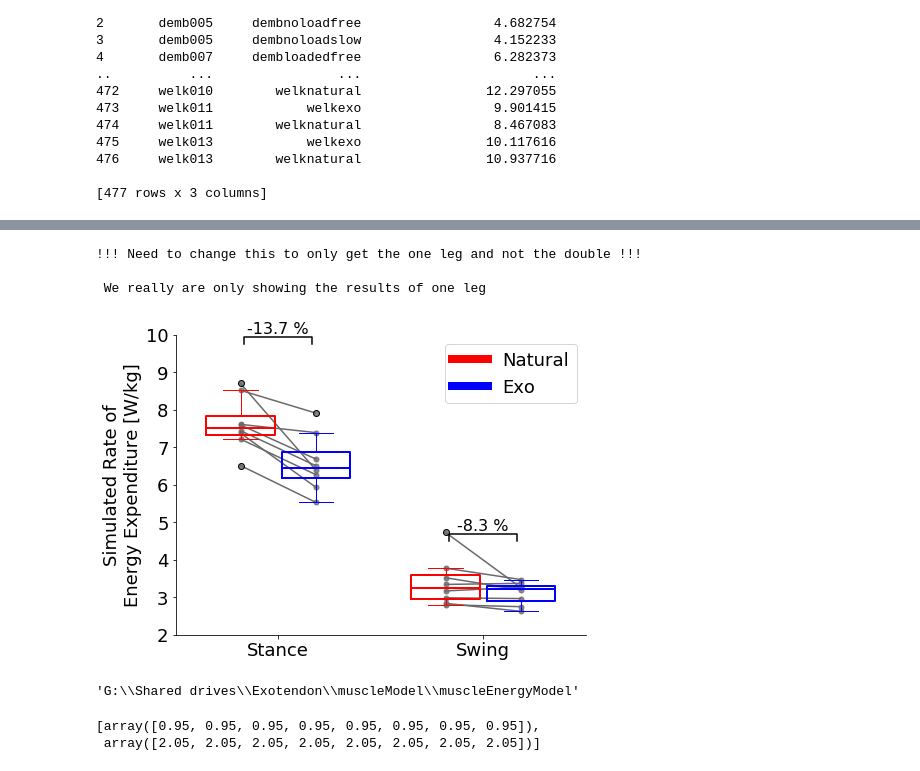
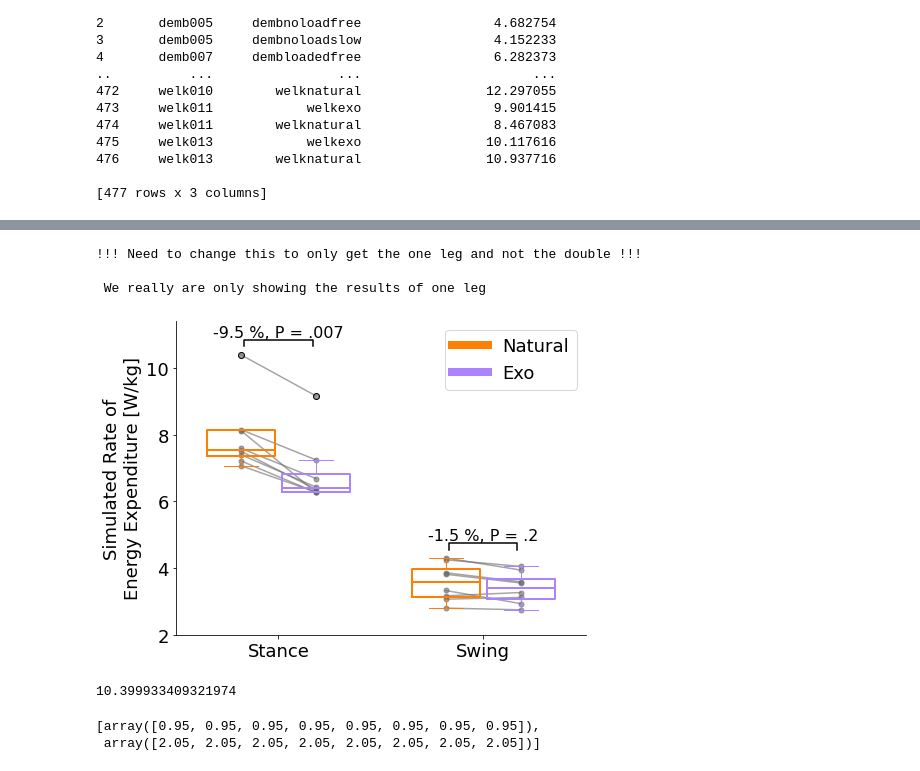
Before and after one commit to stingjp/muscleEnergyModel, a Jupyter notebook: plotting_stancevswing.ipynb, the cells around one changed output, grey strips where cells are left out. Cells and saved outputs as stored; diff of their text form; code cells hidden in the pictures.

Commit message:
Should have updated figures formatting. Additionally, have added a line to be able to select data from the 100con folder of metabolics. Might just need to switch back and forth between them.

```diff
--- a/plotting_stancevswing.ipynb
+++ b/plotting_stancevswing.ipynb
@@ -200,9 +200,13 @@ stances_natural = stance_df.loc[stance_df['condname'] == 'welknatural']
 # get the average raw differences for both stance and swing - check with above
 stance_change = np.mean(stances_exo) - np.mean(stances_natural)
 swing_change = np.mean(swings_exo) - np.mean(swings_natural)
+
+# need to figure out how I want to do the percents - change scaled by whole body, or by split costs??
+# I think it might be best to do it with respect to the full body cost - keeps it comparable
+
 # now to get the percent changes for stance and swing
-stance_perc_change = (np.mean(stances_exo) - np.mean(stances_natural)) / (np.sum([np.mean(stances_natural), np.mean(swings_natural)]) * 100)
-swing_perc_change = (np.mean(swings_exo) - np.mean(swings_natural)) / (np.sum([np.mean(stances_natural), np.mean(swings_natural)]) * 100)
+stance_perc_change = (np.mean(stances_exo) - np.mean(stances_natural)) / np.sum([np.mean(stances_natural), np.mean(swings_natural)]) * 100
+swing_perc_change = (np.mean(swings_exo) - np.mean(swings_natural)) / np.sum([np.mean(stances_natural), np.mean(swings_natural)]) * 100
 
 # stance_perc_change
 
@@ -366,7 +405,7 @@ bp = boxplot(swings, positions=[3.95,5.05], widths=1, zorder=105,
 setBoxColors(bp)
 # set axes limits and labels
 xlim(0,6)
-ylim(2,10)
+ylim(2,np.max(stances_natural)['metabolics_stance_avg_mean']+1)
 
 
 ax.set_xticks([1.5, 4.5])
@@ -374,8 +413,8 @@ ax.set_xticks([1.5, 4.5])
 ax.set_xticklabels(['Stance', 'Swing'],fontsize=18)
 # ax.yticks(fontsize=24)
 # draw temporary red and blue lines and use them to create a legend
-hB, = plot([1,1],'r-', lw=8)
-hR, = plot([1,1],'b-', lw=8)
+hB, = plot([1,1],'-',color=colorlight, lw=8)
+hR, = plot([1,1],'-',color=colordark, lw=8)
 plt.legend((hB, hR),('Natural', 'Exo'),fontsize=18)
 plt.ylabel('Simulated Rate of\nEnergy Expenditure [W/kg]',fontsize=18)
 plt.yticks(fontsize=18)
@@ -392,47 +431,49 @@ for i in [1,2]: # ,4,5]:
     # Add some random "jitter" to the x-axis
     # x = np.random.normal(i, 0.0, size=len(y))
     x = [.95*np.ones(len(y)), 2.05*np.ones(len(y))]
-    plot(x[i-1], y, '.', alpha=0.8, color='dimgrey', zorder=4, markersize=10) # color=colorsjit[i-1])
+    plot(x[i-1], y, '.', alpha=0.6, color='dimgrey', zorder=20, markersize=10) # color=colorsjit[i-1])
 for i in [4,5]:
     y = swings[i-4]
     # x = np.random.normal(i, 0.0, size=len(y))
     # need a different x value
     x = [3.95*np.ones(len(y)), 5.05*np.ones(len(y))]
-    plot(x[i-4], y, '.', alpha=0.8, color='dimgrey', zorder=3, markersize=10) # color=colorsjit[i-4])
+    plot(x[i-4], y, '.', alpha=0.6, color='dimgrey', zorder=50, markersize=10) # color=colorsjit[i-4])
 
 # figure out subject lines across conditions
 x_stances = [0.95*np.ones(len(stances[0])), 2.05*np.ones(len(stances[1]))]
 x_swings = [3.95*np.ones(len(stances[0])), 5.05*np.ones(len(stances[1]))]
 
-plot(x_stances, stances, color='dimgrey', zorder=1)
-plot(x_swings, swings, color='dimgrey', zorder=2)
+plot(x_stances, stances, color='dimgrey', zorder=-100, alpha=0.6)
+plot(x_swings, swings, color='dimgrey', zorder=-100, alpha=0.6)
 
 # now figure out the bracket
 x1, x2 = 1,2
-y, h, col =  9.75, 0.2, 'black'
+y, h, col =  np.max(stances_natural)['metabolics_stance_avg_mean']+0.25, 0.2, 'black'
 plt.plot([x1,x1,x2,x2], [y, y+h, y+h, y], color=col)
-plt.text((x1+x2)*.5, y+h, '%.1f %%'%stance_perc_change, ha='center', va='bottom', color=col,
+plt.text((x1+x2)*.5, y+h, '%.1f %%, P = .007'%stance_perc_change, ha='center', va='bottom', color=col,
         fontsize=16)
 
 x3, x4 = 4,5
-y2, h2, col2 = 4.5, 0.2, 'black'
+y2, h2, col2 = np.max(swings_natural)['metabolics_swing_avg_mean']+0.25, 0.2, 'black'
 plt.plot([x3,x3,x4,x4], [y2, y2+h2, y2+h2, y2], color=col2)
-plt.text((x3+x4)*.5, y2+h2, '%.1f %%'%swing_perc_change, ha='center', va='bottom', color=col2,
+plt.text((x3+x4)*.5, y2+h2, '%.1f %%, P = .2'%swing_perc_change, ha='center', va='bottom', color=col2,
         fontsize=16)
 
 plt.tight_layout()
 
 fname = os.path.join(repobasedir, '..\\analysis\\figure1_stancevsswing.png')
 plt.savefig(fname, dpi=300)
 # %% [output]
 !!! Need to change this to only get the one leg and not the double !!!
 
  We really are only showing the results of one leg
-[figure, old version]
+[figure, new version]
-# %%
-repobasedir
-# %% [output]
-'G:\\Shared drives\\Exotendon\\muscleModel\\muscleEnergyModel'
+# %%
+repobasedir
+np.max(stances_natural)
+print(np.max(stances_natural)['metabolics_stance_avg_mean'])
+# %% [output]
+10.399933409321974
 # %%
 x_stances
 # %% [output]
```
Also changed, not shown: parts of 12 cells of this notebook, 1 other file.
